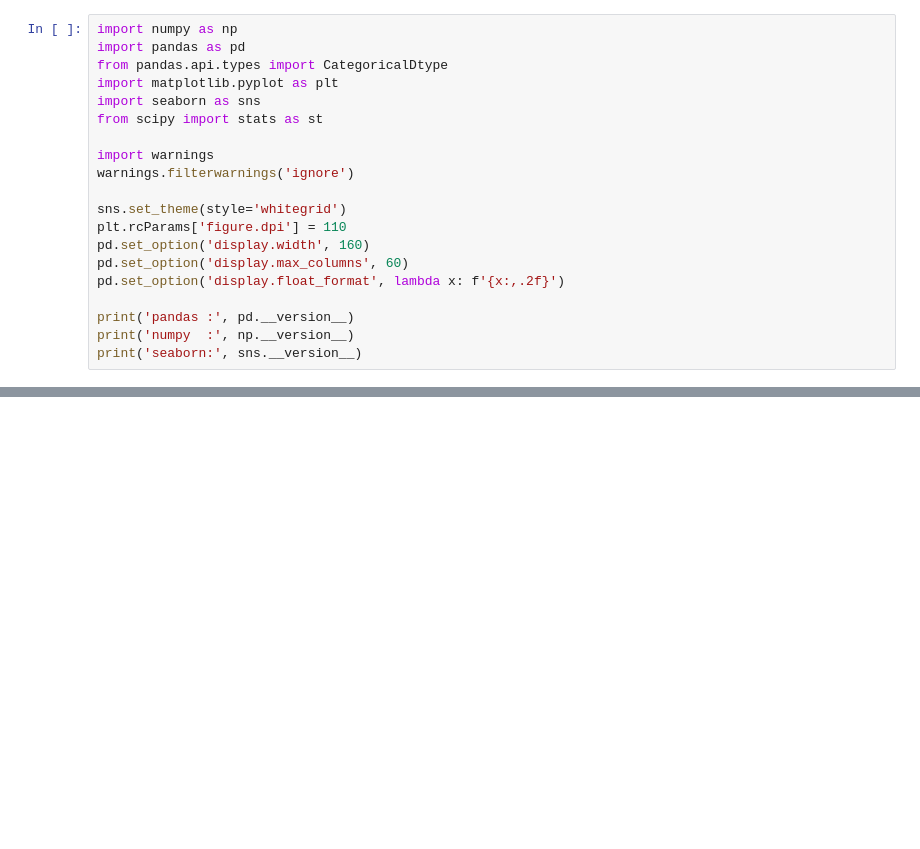
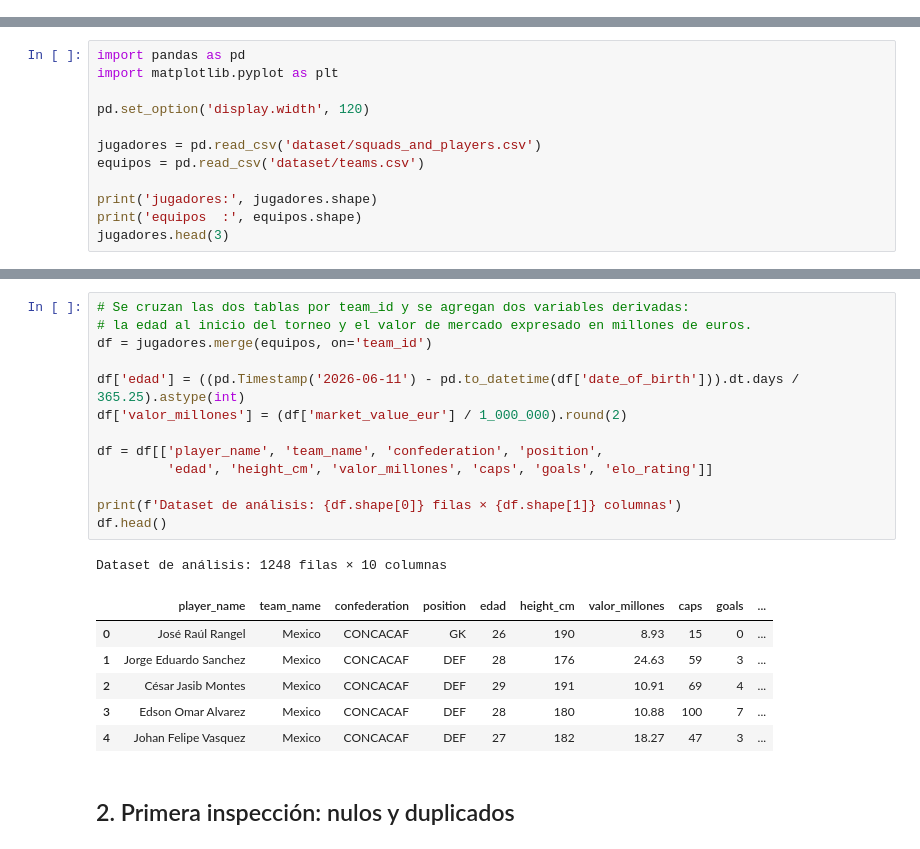
Before and after one commit to MartinMousist/Inteligencia-Artificial-IUA-Mousist-Jorge-Martin, a Jupyter notebook: E2/ejercicio2.ipynb, the cells around one changed output, grey strips where cells are left out. Cells and saved outputs as stored; diff of their text form; blank space fills up the shorter version.

```diff
--- a/E2/ejercicio2.ipynb
+++ b/E2/ejercicio2.ipynb
@@ -70,20 +0,0 @@ Trabajamos a **nivel jugador**: construimos un único DataFrame de **1248 filas*
-# %%
-import numpy as np
-import pandas as pd
-from pandas.api.types import CategoricalDtype
-import matplotlib.pyplot as plt
-import seaborn as sns
-from scipy import stats as st
-
-import warnings
-warnings.filterwarnings('ignore')
-
-sns.set_theme(style='whitegrid')
-plt.rcParams['figure.dpi'] = 110
-pd.set_option('display.width', 160)
-pd.set_option('display.max_columns', 60)
-pd.set_option('display.float_format', lambda x: f'{x:,.2f}')
-
-print('pandas :', pd.__version__)
-print('numpy  :', np.__version__)
-print('seaborn:', sns.__version__)
@@ -1541,0 +14,12 @@ EDA finalizado.
+# %%
+import pandas as pd
+import matplotlib.pyplot as plt
+
+pd.set_option('display.width', 120)
+
+jugadores = pd.read_csv('dataset/squads_and_players.csv')
+equipos = pd.read_csv('dataset/teams.csv')
+
+print('jugadores:', jugadores.shape)
+print('equipos  :', equipos.shape)
+jugadores.head(3)
@@ -1541,0 +33,23 @@ EDA finalizado.
+# %%
+# Se cruzan las dos tablas por team_id y se agregan dos variables derivadas:
+# la edad al inicio del torneo y el valor de mercado expresado en millones de euros.
+df = jugadores.merge(equipos, on='team_id')
+
+df['edad'] = ((pd.Timestamp('2026-06-11') - pd.to_datetime(df['date_of_birth'])).dt.days / 365.25).astype(int)
+df['valor_millones'] = (df['market_value_eur'] / 1_000_000).round(2)
+
+df = df[['player_name', 'team_name', 'confederation', 'position',
+         'edad', 'height_cm', 'valor_millones', 'caps', 'goals', 'elo_rating']]
+
+print(f'Dataset de análisis: {df.shape[0]} filas × {df.shape[1]} columnas')
+df.head()
+# %% [output]
+Dataset de análisis: 1248 filas × 10 columnas
+|  | player_name | team_name | confederation | position | edad | height_cm | valor_millones | caps | goals | ... |
+| 0 | José Raúl Rangel | Mexico | CONCACAF | GK | 26 | 190 | 8.93 | 15 | 0 | ... |
+| 1 | Jorge Eduardo Sanchez | Mexico | CONCACAF | DEF | 28 | 176 | 24.63 | 59 | 3 | ... |
+| 2 | César Jasib Montes | Mexico | CONCACAF | DEF | 29 | 191 | 10.91 | 69 | 4 | ... |
+| 3 | Edson Omar Alvarez | Mexico | CONCACAF | DEF | 28 | 180 | 10.88 | 100 | 7 | ... |
+| 4 | Johan Felipe Vasquez | Mexico | CONCACAF | DEF | 27 | 182 | 18.27 | 47 | 3 | ... |
+# %% [markdown]
+## 2. Primera inspección: nulos y duplicados
```
Also changed, not shown: parts of 149 cells of this notebook, 2 other files.
